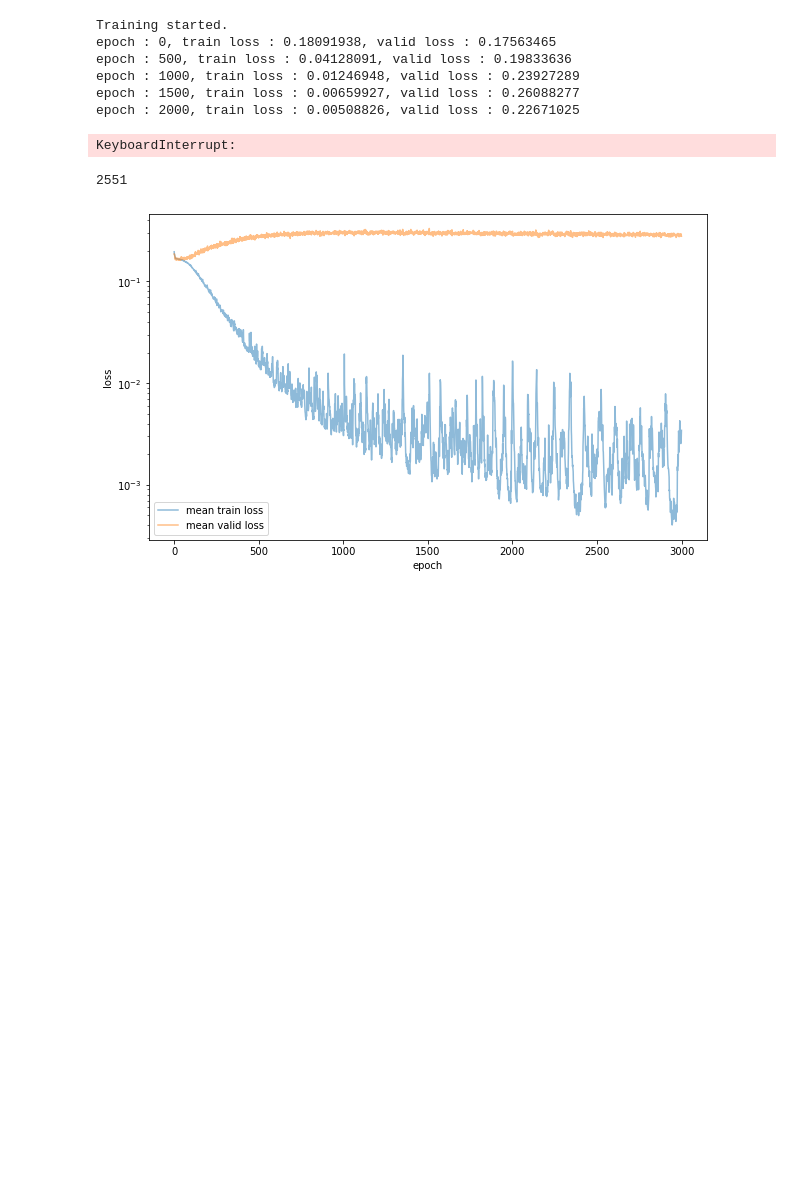
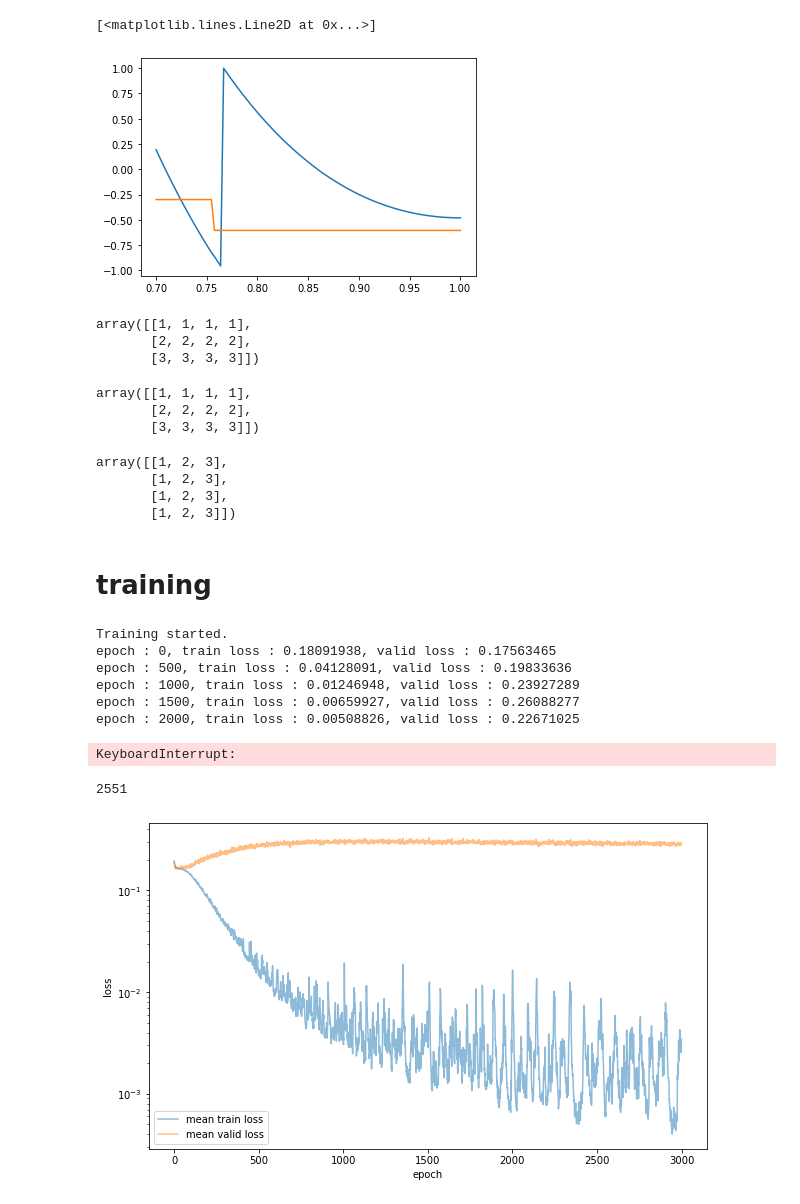
Before and after one commit to MarinerQ/npf_GWwaveform, a Jupyter notebook: gw/utils/waveform_alignment/MLPalignment.ipynb, the cells around one changed output. Saved outputs shown, nothing was run; the diff lists cells and outputs as text; code cells hidden in the pictures; blank space fills up the shorter version.

```diff
--- a/gw/utils/waveform_alignment/MLPalignment.ipynb
+++ b/gw/utils/waveform_alignment/MLPalignment.ipynb
@@ -10 +258,28 @@ from torch.utils.data import Dataset, DataLoader
+# %%
+plt.plot(q, np.array(data_dict['outputs']['dphi'])/np.pi)
+plt.plot(q, (np.array(data_dict['outputs']['dt'])+0.0038)*10000)
+# %% [output]
+[<matplotlib.lines.Line2D at 0x...>]
+[figure, added]
+# %%
+np.full((4,3),np.array([1,2,3])).T
+# %% [output]
+array([[1, 1, 1, 1],
+       [2, 2, 2, 2],
+       [3, 3, 3, 3]])
+# %%
+np.full((4,3),[1,2,3]).T
+# %% [output]
+array([[1, 1, 1, 1],
+       [2, 2, 2, 2],
+       [3, 3, 3, 3]])
+# %%
+np.full((4,3),np.array([1,2,3]))
+# %% [output]
+array([[1, 2, 3],
+       [1, 2, 3],
+       [1, 2, 3],
+       [1, 2, 3]])
+# %% [markdown]
+# training
 # %%
```
Also changed, not shown: parts of 6 cells of this notebook, 3 other files.
